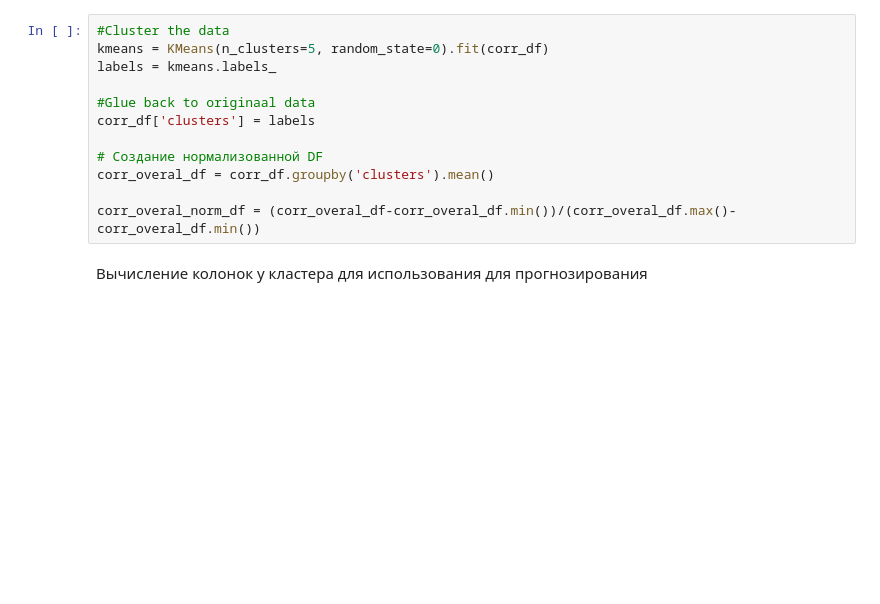
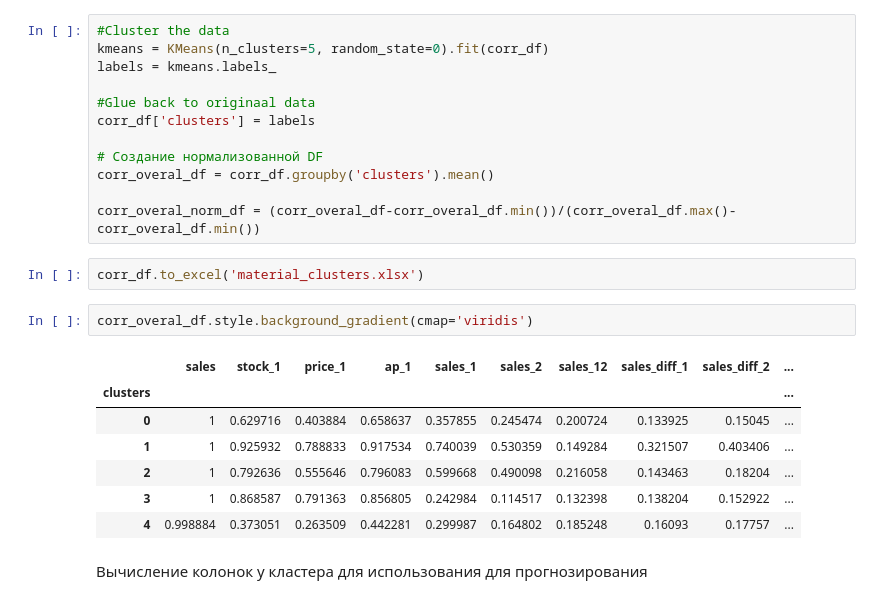
Before and after one commit to crabio/MlSaleForecasting, a Jupyter notebook: SalesForecasting.ipynb, the cells around one changed output. Saved outputs shown, nothing was run; the diff lists cells and outputs as text; blank space fills up the shorter version.

```diff
--- a/SalesForecasting.ipynb
+++ b/SalesForecasting.ipynb
@@ -128,6 +114,18 @@ corr_df['clusters'] = labels
 corr_overal_df = corr_df.groupby('clusters').mean()
 
 corr_overal_norm_df = (corr_overal_df-corr_overal_df.min())/(corr_overal_df.max()-corr_overal_df.min())
+# %%
+corr_df.to_excel('material_clusters.xlsx')
+# %%
+corr_overal_df.style.background_gradient(cmap='viridis')
+# %% [output]
+|  | sales | stock_1 | price_1 | ap_1 | sales_1 | sales_2 | sales_12 | sales_diff_1 | sales_diff_2 | ... |
+| clusters |  |  |  |  |  |  |  |  |  | ... |
+| 0 | 1 | 0.629716 | 0.403884 | 0.658637 | 0.357855 | 0.245474 | 0.200724 | 0.133925 | 0.15045 | ... |
+| 1 | 1 | 0.925932 | 0.788833 | 0.917534 | 0.740039 | 0.530359 | 0.149284 | 0.321507 | 0.403406 | ... |
+| 2 | 1 | 0.792636 | 0.555646 | 0.796083 | 0.599668 | 0.490098 | 0.216058 | 0.143463 | 0.18204 | ... |
+| 3 | 1 | 0.868587 | 0.791363 | 0.856805 | 0.242984 | 0.114517 | 0.132398 | 0.138204 | 0.152922 | ... |
+| 4 | 0.998884 | 0.373051 | 0.263509 | 0.442281 | 0.299987 | 0.164802 | 0.185248 | 0.16093 | 0.17757 | ... |
 # %% [markdown]
 Вычисление колонок у кластера для использования для прогнозирования
 # %%
```
Also changed, not shown: parts of 20 cells of this notebook, 4 other files.
